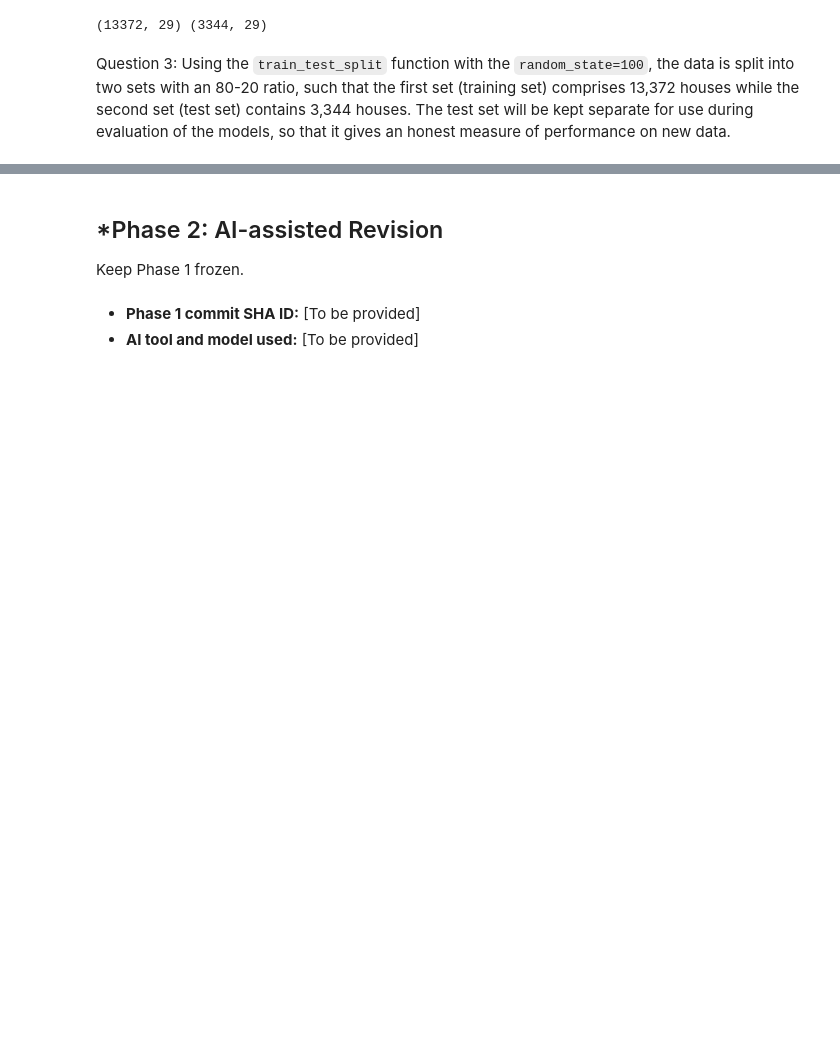
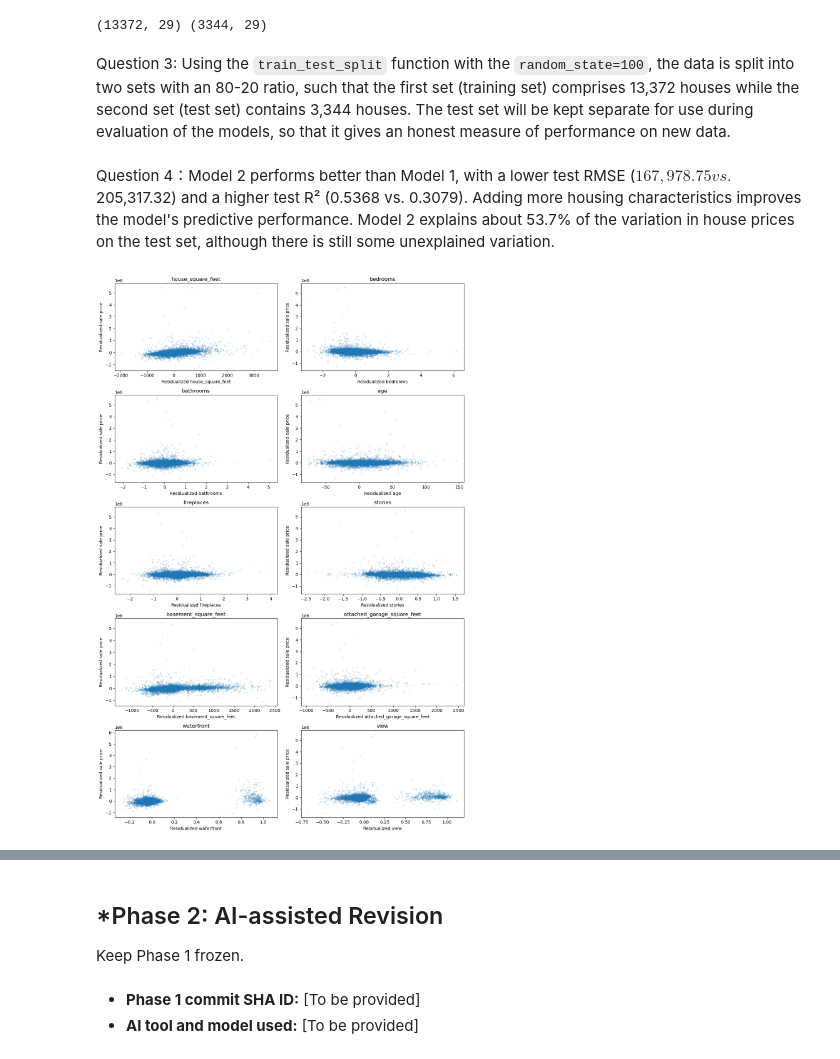
Before and after one commit to arr2uu/L02-hedonic-pricing, a Jupyter notebook: notebook.ipynb, the cells around one changed output, grey strips where cells are left out. Cells and saved outputs as stored; diff of their text form; code cells hidden in the pictures; blank space fills up the shorter version.

```diff
--- a/notebook.ipynb
+++ b/notebook.ipynb
@@ -182,0 +211,36 @@ Question 3: Using the `train_test_split` function with the `random_state=100`, t
+# %% [markdown]
+Question 4：Model 2 performs better than Model 1, with a lower test RMSE ($167,978.75 vs. $205,317.32) and a higher test R² (0.5368 vs. 0.3079). Adding more housing characteristics improves the model's predictive performance. Model 2 explains about 53.7% of the variation in house prices on the test set, although there is still some unexplained variation.
+# %%
+# Question 5
+
+
+from sklearn.linear_model import LinearRegression
+import matplotlib.pyplot as plt
+
+numeric_features = X_train[features2].select_dtypes(include='number').columns
+
+fig, axes = plt.subplots(5, 2, figsize=(12, 18))
+
+for ax, col in zip(axes.flat, numeric_features):
+    others = [c for c in features2 if c != col]
+
+    x_res = X_train[col] - LinearRegression().fit(
+        X_train[others], X_train[col]
+    ).predict(X_train[others])
+
+    y_res = y_train - LinearRegression().fit(
+        X_train[others], y_train
+    ).predict(X_train[others])
+
+    ax.scatter(x_res, y_res, alpha=0.15, s=5)
+    ax.set_title(col)
+    ax.set_xlabel("Residualized " + col)
+    ax.set_ylabel("Residualized sale price")
+
+for ax in axes.flat[len(numeric_features):]:
+    ax.axis('off')
+
+plt.tight_layout()
+plt.show()
+# %% [output]
+[figure, added]
```
Also changed, not shown: parts of 5 cells of this notebook.
